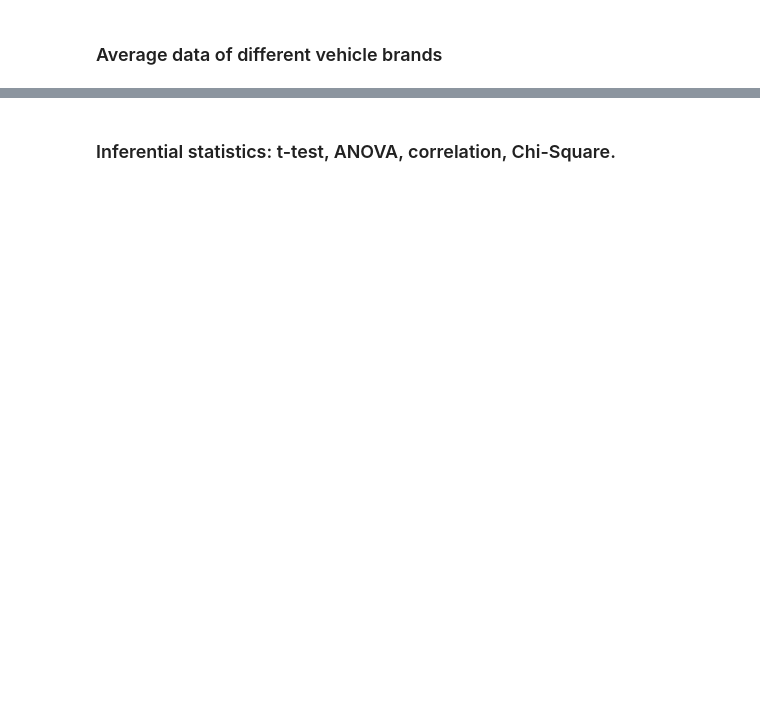
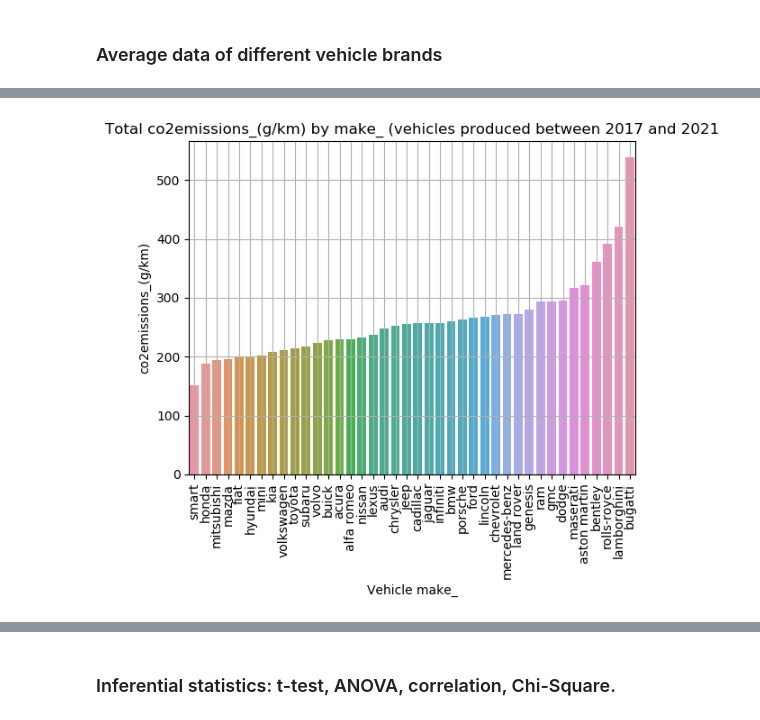
Before and after one commit to lfunderburk/machine-learning-capstone, a Jupyter notebook: notebooks/Research-paper-study.ipynb, the cells around one changed output, grey strips where cells are left out. Cells and saved outputs as stored; diff of their text form; code cells hidden in the pictures; blank space fills up the shorter version.

```diff
--- a/notebooks/Research-paper-study.ipynb
+++ b/notebooks/Research-paper-study.ipynb
@@ -140,0 +144,4 @@ plt.show()
+# %%
+generate_total_bar_chart_by_trait(subset_copy, "make_", 'co2emissions_(g/km)')
+# %% [output]
+[figure, added]
```
Also changed, not shown: parts of 3 cells of this notebook.
